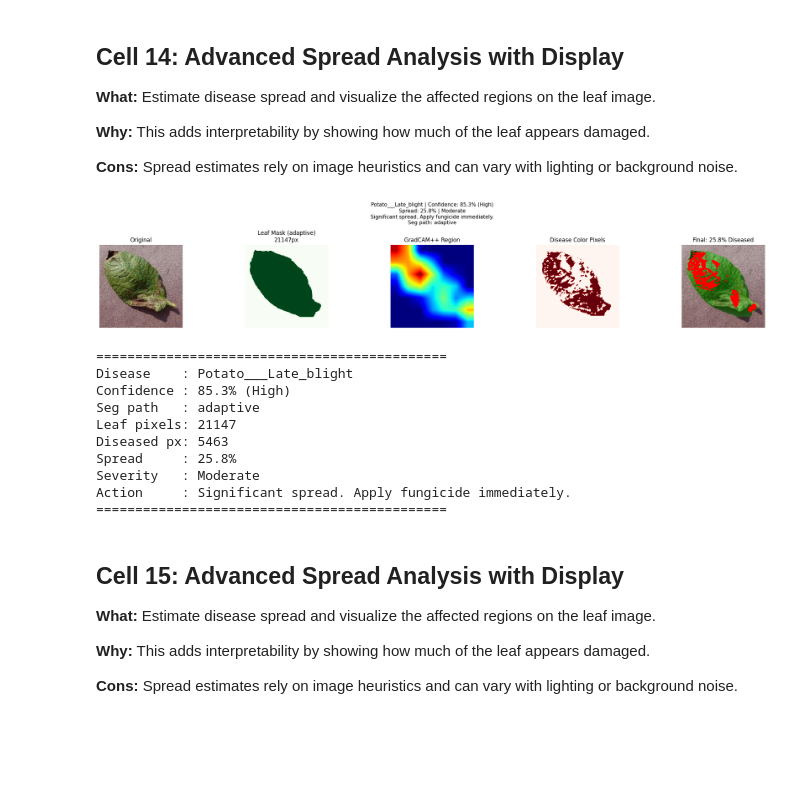
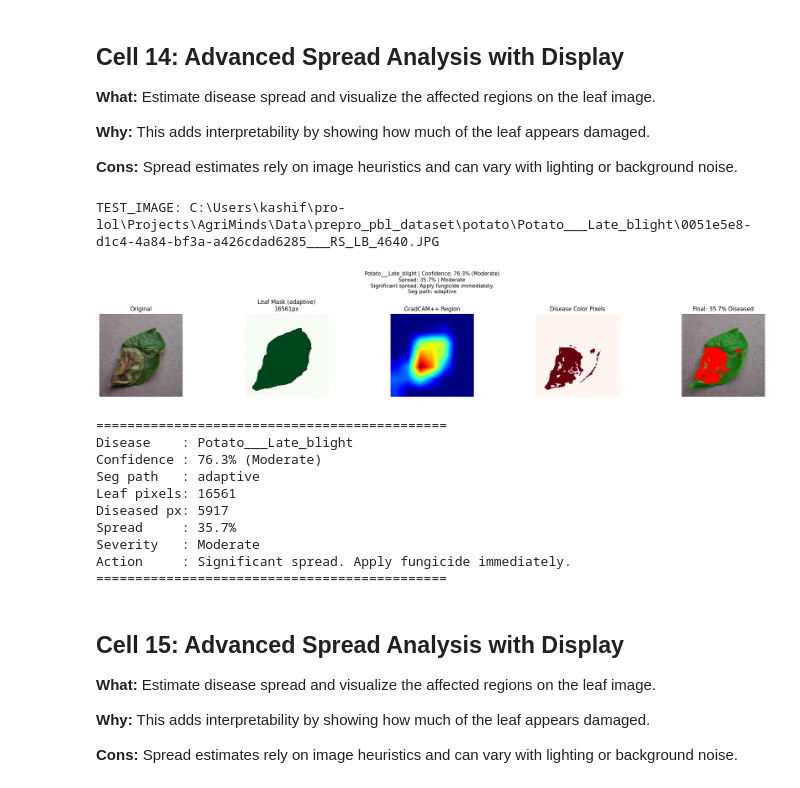
Before and after one commit to kasheww-nutt/AgriMinds, a Jupyter notebook: crops/Potato/potato_fixed.ipynb, the cells around one changed output. Drawn from its saved outputs; the diff is of its cells as text; code cells hidden in the pictures; blank space fills up the shorter version.

Commit message:
Update potato notebooks and add phase 1 potato trial

```diff
--- a/crops/Potato/potato_fixed.ipynb
+++ b/crops/Potato/potato_fixed.ipynb
@@ -90,7 +91,24 @@ print("✅ Transforms ready")
 **Cons:** Custom wrappers add flexibility but can hide bugs if indexing or labels are handled incorrectly.
 # %%
 # ── Cell 3: Dataset Loading + Custom Wrapper ─────────────────
-DATASET_PATH = "/home/ares/Projects/Agriminds/Dataset/prepro_pbl_dataset/potato"  # change this
+# Self-contained path setup so this cell works even if Cell 1 was not rerun after edits.
+from pathlib import Path
+
+if "DATA_ROOT" not in globals():
+    def _find_project_root_for_potato(start: Path) -> Path:
+        for candidate in (start, *start.parents):
+            if (candidate / "Data" / "prepro_pbl_dataset" / "potato").exists():
+                return candidate
+        # Notebook is usually inside crops/Potato, so parents[1] should be repo root.
+        return Path.cwd().resolve().parents[1]
+
+    PROJECT_ROOT = _find_project_root_for_potato(Path.cwd().resolve())
+    DATA_ROOT = PROJECT_ROOT / "Data" / "prepro_pbl_dataset"
+
+DATASET_PATH = str(DATA_ROOT / "potato")
+if not Path(DATASET_PATH).exists():
+    raise FileNotFoundError(f"Potato dataset not found: {DATASET_PATH}")
+
 
 # Step 1 — Load full dataset to get class names & indices
 full_dataset = ImageFolder(DATASET_PATH)
@@ -142,9 +160,12 @@ val_data   = PotatoDataset(val_ds,   class_names, normal_transform, heavy_transf
 test_data  = PotatoDataset(test_ds,  class_names, normal_transform, heavy_transform, val_transform, is_train=False)
 
 # Step 5 — DataLoaders
-train_loader = DataLoader(train_data, batch_size=32, shuffle=True,  num_workers=4, pin_memory=True)
-val_loader   = DataLoader(val_data,   batch_size=32, shuffle=False, num_workers=4, pin_memory=True)
-test_loader  = DataLoader(test_data,  batch_size=32, shuffle=False, num_workers=4, pin_memory=True)
+# num_workers=0 is smoother inside Windows/Jupyter notebooks.
+NUM_WORKERS = 0 if os.name == "nt" else 4
+PIN_MEMORY = device.type == "cuda"
+train_loader = DataLoader(train_data, batch_size=32, shuffle=True,  num_workers=NUM_WORKERS, pin_memory=PIN_MEMORY)
+val_loader   = DataLoader(val_data,   batch_size=32, shuffle=False, num_workers=NUM_WORKERS, pin_memory=PIN_MEMORY)
+test_loader  = DataLoader(test_data,  batch_size=32, shuffle=False, num_workers=NUM_WORKERS, pin_memory=PIN_MEMORY)
 
 # Step 6 — Save class names
 with open("potato_classes.json", "w") as f:
@@ -990,25 +1013,33 @@ If you want spread heatmaps, run Cell 11 once before Cell 13.
 # %%
 # ── Cell 13: Advanced Spread Analysis with Display ────────────
 
 # ── Test it ───────────────────────────────────────────────────
-TEST_IMAGE = "/home/ares/Projects/Agriminds/Dataset/prepro_pbl_dataset/potato/Potato___Late_blight/0b092cda-db8c-489d-8c46-23ac3835310d___RS_LB_4480.JPG"  # change this
+late_blight_images = sorted((Path(DATASET_PATH) / "Potato___Late_blight").glob("*"))
+if not late_blight_images:
+    late_blight_images = sorted(Path(DATASET_PATH).glob("*/*"))
+if not late_blight_images:
+    raise FileNotFoundError(f"No test images found under {DATASET_PATH}")
+
+TEST_IMAGE = str(late_blight_images[0])
+print(f"TEST_IMAGE: {TEST_IMAGE}")
 
 if "run_potato_inference" not in globals():
     print("⚠️ Runner not initialized. Run Cell 12 first.")
 else:
     disease, confidence, spread_percent, severity = run_potato_inference(TEST_IMAGE)
 # %% [output]
+TEST_IMAGE: C:\Users\kashif\pro-lol\Projects\AgriMinds\Data\prepro_pbl_dataset\potato\Potato___Late_blight\0051e5e8-d1c4-4a84-bf3a-a426cdad6285___RS_LB_4640.JPG
-[figure, old version]
+[figure, new version]
-=============================================
-Disease    : Potato___Late_blight
-Confidence : 85.3% (High)
-Seg path   : adaptive
-Leaf pixels: 21147
-Diseased px: 5463
-Spread     : 25.8%
-Severity   : Moderate
-Action     : Significant spread. Apply fungicide immediately.
-=============================================
+=============================================
+Disease    : Potato___Late_blight
+Confidence : 76.3% (Moderate)
+Seg path   : adaptive
+Leaf pixels: 16561
+Diseased px: 5917
+Spread     : 35.7%
+Severity   : Moderate
+Action     : Significant spread. Apply fungicide immediately.
+=============================================
 # %% [markdown]
 ## Cell 15: Advanced Spread Analysis with Display
 
```
Also changed, not shown: parts of 7 cells of this notebook, 2 other files.
